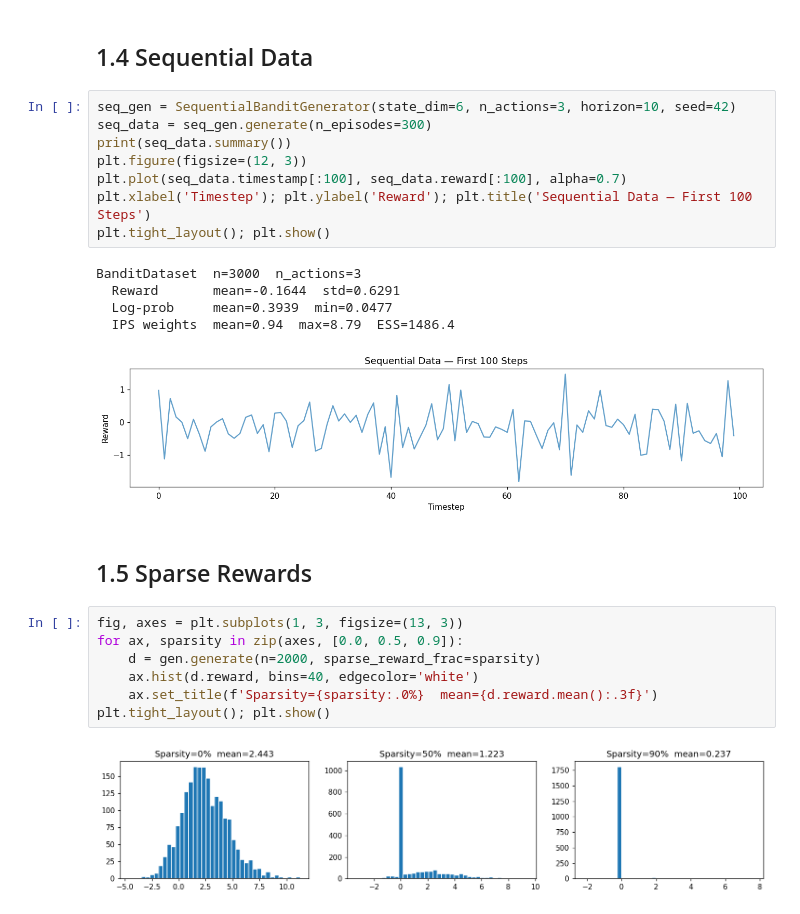
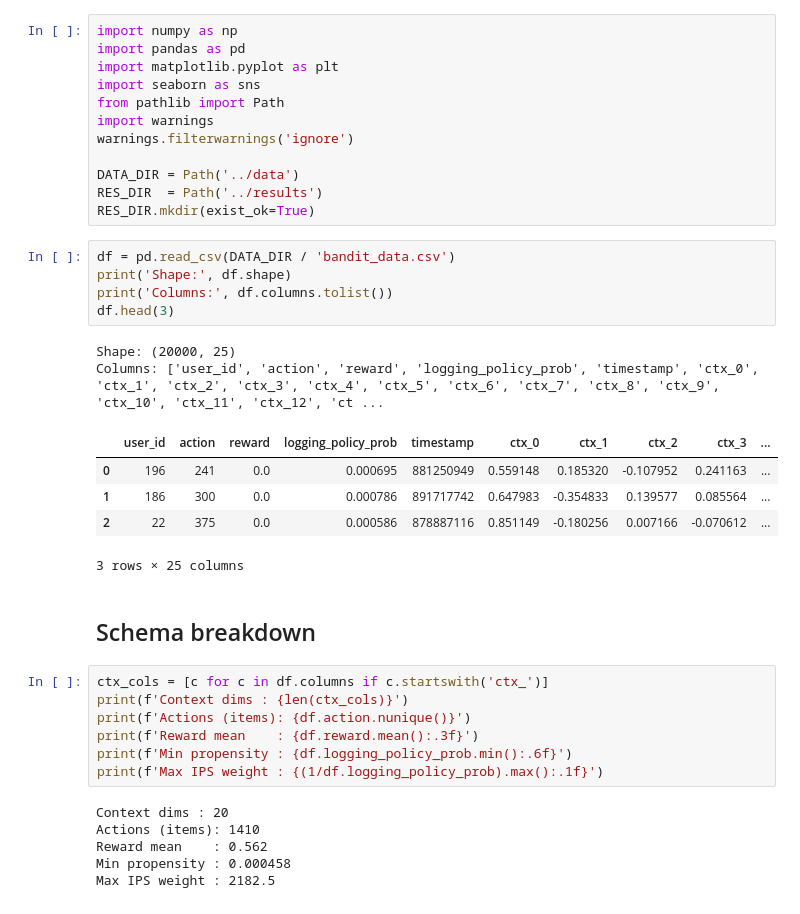
Before and after one commit to ShirsenduRyo/12-Recommendations, a Jupyter notebook: notebooks/01_data_exploration.ipynb, the cells around one changed output. Saved outputs shown, nothing was run; the diff lists cells and outputs as text.

```diff
--- a/notebooks/01_data_exploration.ipynb
+++ b/notebooks/01_data_exploration.ipynb
@@ -54,27 +5,40 @@ plt.tight_layout(); plt.show()
-# %% [markdown]
-## 1.4 Sequential Data
-# %%
-seq_gen = SequentialBanditGenerator(state_dim=6, n_actions=3, horizon=10, seed=42)
-seq_data = seq_gen.generate(n_episodes=300)
-print(seq_data.summary())
-plt.figure(figsize=(12, 3))
-plt.plot(seq_data.timestamp[:100], seq_data.reward[:100], alpha=0.7)
-plt.xlabel('Timestep'); plt.ylabel('Reward'); plt.title('Sequential Data — First 100 Steps')
-plt.tight_layout(); plt.show()
-# %% [output]
-BanditDataset  n=3000  n_actions=3
-  Reward       mean=-0.1644  std=0.6291
-  Log-prob     mean=0.3939  min=0.0477
-  IPS weights  mean=0.94  max=8.79  ESS=1486.4
-[figure, removed]
-# %% [markdown]
-## 1.5 Sparse Rewards
-# %%
-fig, axes = plt.subplots(1, 3, figsize=(13, 3))
-for ax, sparsity in zip(axes, [0.0, 0.5, 0.9]):
-    d = gen.generate(n=2000, sparse_reward_frac=sparsity)
-    ax.hist(d.reward, bins=40, edgecolor='white')
-    ax.set_title(f'Sparsity={sparsity:.0%}  mean={d.reward.mean():.3f}')
-plt.tight_layout(); plt.show()
-# %% [output]
-[figure, removed]
+# %%
+import numpy as np
+import pandas as pd
+import matplotlib.pyplot as plt
+import seaborn as sns
+from pathlib import Path
+import warnings
+warnings.filterwarnings('ignore')
+
+DATA_DIR = Path('../data')
+RES_DIR  = Path('../results')
+RES_DIR.mkdir(exist_ok=True)
+# %%
+df = pd.read_csv(DATA_DIR / 'bandit_data.csv')
+print('Shape:', df.shape)
+print('Columns:', df.columns.tolist())
+df.head(3)
+# %% [output]
+Shape: (20000, 25)
+Columns: ['user_id', 'action', 'reward', 'logging_policy_prob', 'timestamp', 'ctx_0', 'ctx_1', 'ctx_2', 'ctx_3', 'ctx_4', 'ctx_5', 'ctx_6', 'ctx_7', 'ctx_8', 'ctx_9', 'ctx_10', 'ctx_11', 'ctx_12', 'ct ...
+|  | user_id | action | reward | logging_policy_prob | timestamp | ctx_0 | ctx_1 | ctx_2 | ctx_3 | ... |
+| 0 | 196 | 241 | 0.0 | 0.000695 | 881250949 | 0.559148 | 0.185320 | -0.107952 | 0.241163 | ... |
+| 1 | 186 | 300 | 0.0 | 0.000786 | 891717742 | 0.647983 | -0.354833 | 0.139577 | 0.085564 | ... |
+| 2 | 22 | 375 | 0.0 | 0.000586 | 878887116 | 0.851149 | -0.180256 | 0.007166 | -0.070612 | ... |
+3 rows × 25 columns
+# %% [markdown]
+## Schema breakdown
+# %%
+ctx_cols = [c for c in df.columns if c.startswith('ctx_')]
+print(f'Context dims : {len(ctx_cols)}')
+print(f'Actions (items): {df.action.nunique()}')
+print(f'Reward mean    : {df.reward.mean():.3f}')
+print(f'Min propensity : {df.logging_policy_prob.min():.6f}')
+print(f'Max IPS weight : {(1/df.logging_policy_prob).max():.1f}')
+# %% [output]
+Context dims : 20
+Actions (items): 1410
+Reward mean    : 0.562
+Min propensity : 0.000458
+Max IPS weight : 2182.5
```
Also changed, not shown: parts of 14 cells of this notebook, 1 other file.
